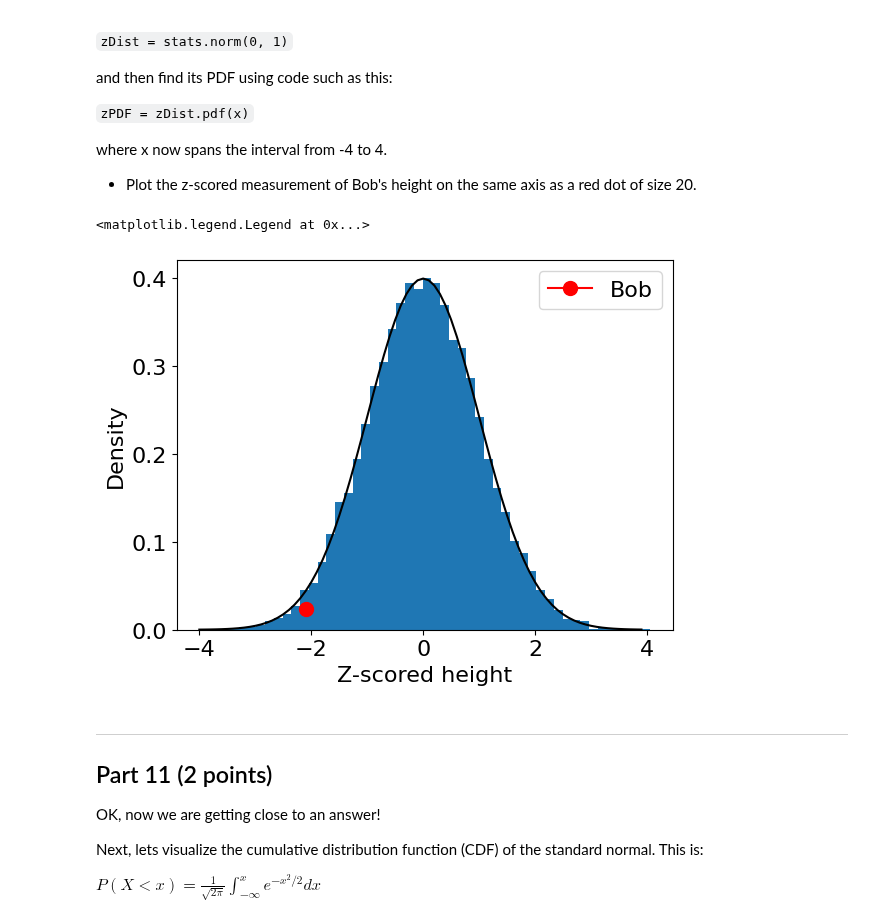
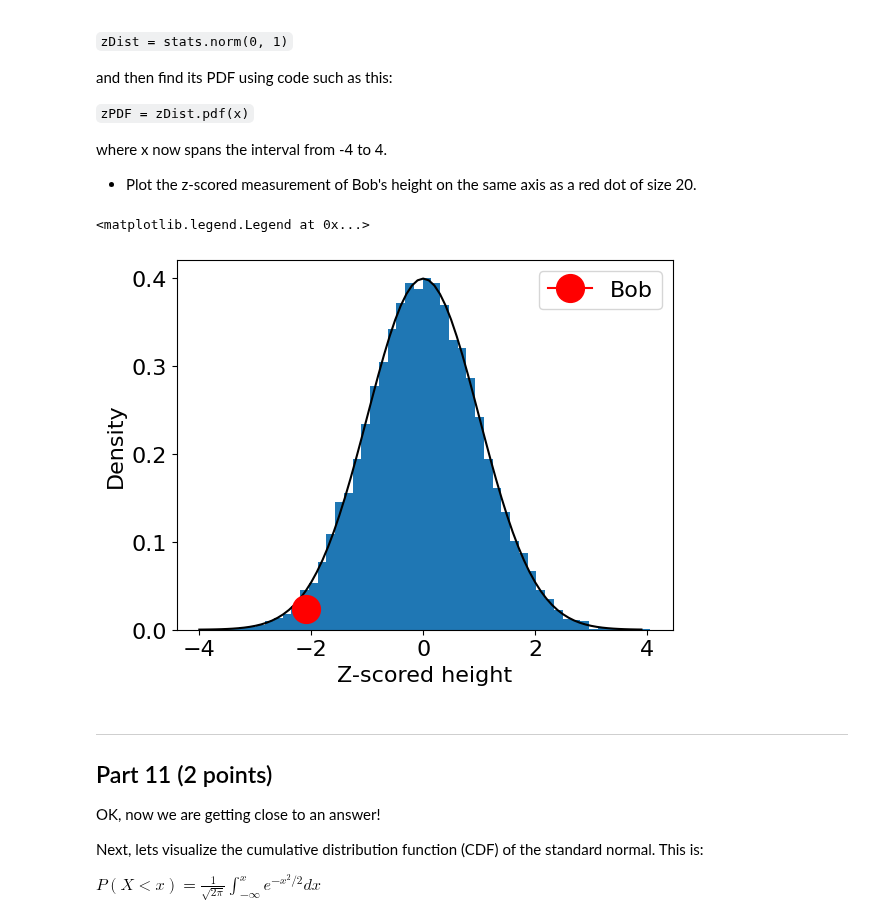
Before and after one commit to Urvi-M/BE559, a Jupyter notebook: Homework1_part1_v1.ipynb, the cells around one changed output. Saved outputs shown, nothing was run; the diff lists cells and outputs as text; code cells hidden in the pictures.

```diff
--- a/Homework1_part1_v1.ipynb
+++ b/Homework1_part1_v1.ipynb
@@ -248,21 +247,21 @@ If we apply the same math to our original `heights` data, the distribution now l
 # %%
 delHeight = (meanHeight-heights)
 z= delHeight/stdHeight
 x=np.arange(-4,4,0.1)
 fig.set_size_inches(16, 4)
 plt.hist(z,bins=50,density=True)
 zDist = stats.norm(0, 1)
 pdf = zDist.pdf(x)
 plt.plot(x,pdf,color= 'k')
 pdfB = heightDist.pdf(Bob)
-plt.plot(Zs,pdfB,marker="o",markersize =10,color= 'r', label='Bob')
+plt.plot(Zs,pdfB,marker="o",markersize =20,color= 'r', label='Bob')
 plt.xlabel('Z-scored height')
 plt.ylabel('Density')
 # print(pdf)
 plt.legend()
 # %% [output]
 <matplotlib.legend.Legend at 0x...>
-[figure, old version]
+[figure, new version]
 # %% [markdown]
 ---
 ## Part 11 (2 points)
```
Also changed, not shown: parts of 3 cells of this notebook.
